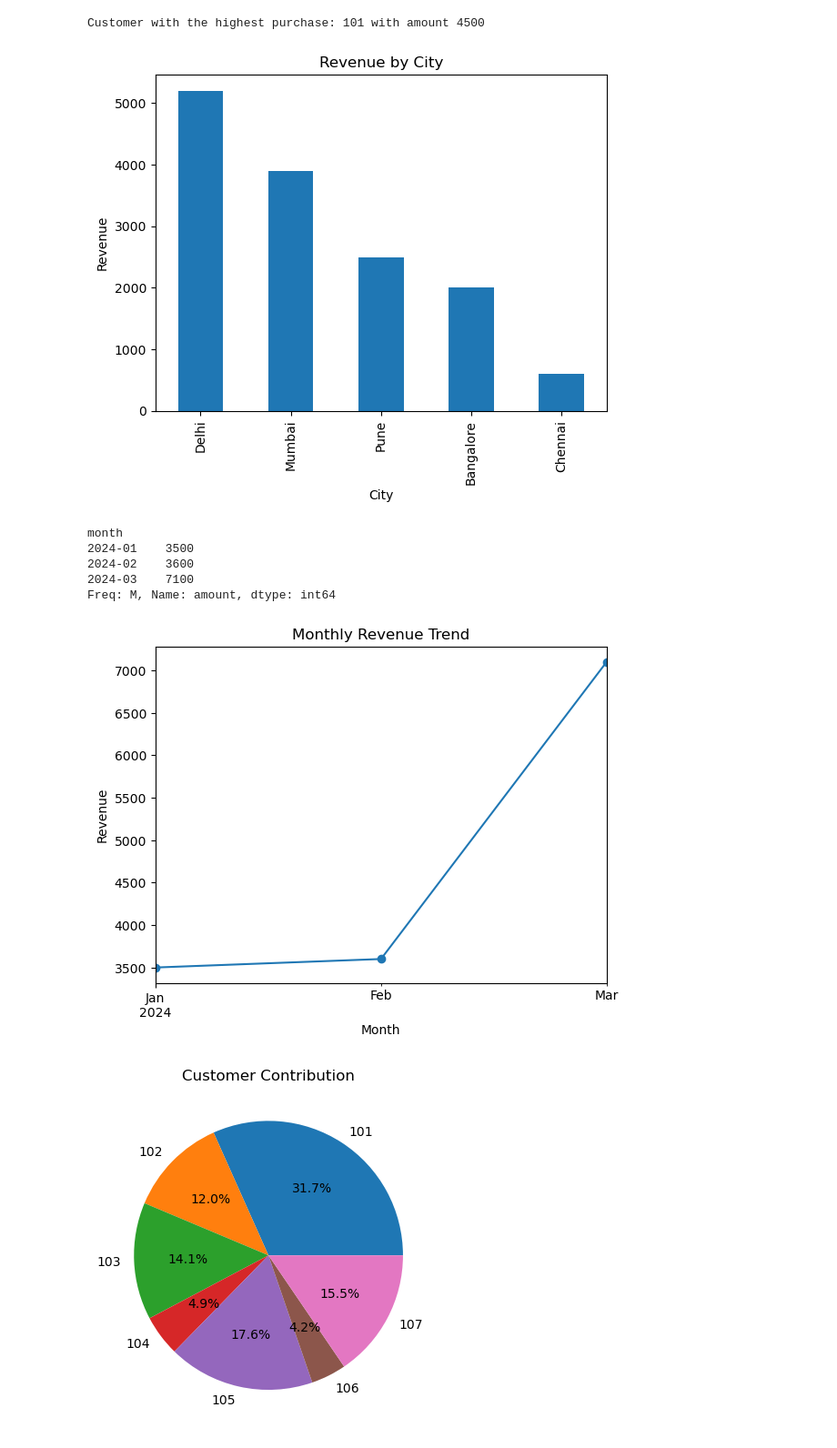
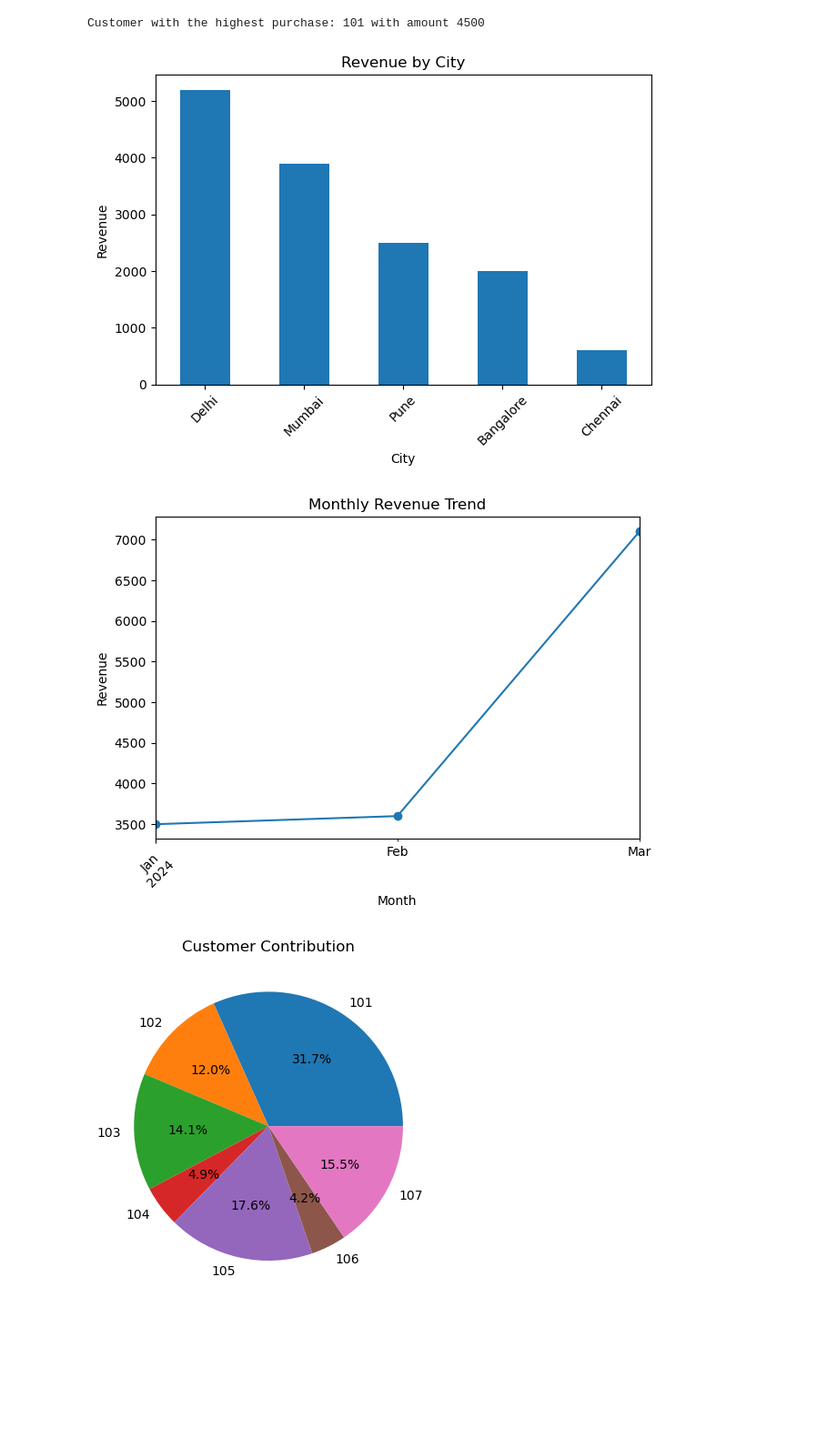
Before and after one commit to muditkumar14/ecommerce-analysis, a Jupyter notebook: Notebooks/analysis.ipynb, the cells around one changed output. Shown at 91% size. Drawn from its saved outputs; the diff is of its cells as text; code cells hidden in the pictures; blank space fills up the shorter version.

```diff
--- a/Notebooks/analysis.ipynb
+++ b/Notebooks/analysis.ipynb
@@ -45,34 +45,32 @@ Customer with the highest purchase: 101 with amount 4500
 # %%
 merged_data = pd.merge(orders, customers, on='customer_id')
 merged_data.groupby('city')['amount'].sum().sort_values(ascending=False)
 city_revenue = merged_data.groupby('city')['amount'].sum().sort_values(ascending=False)
 
 plt.figure()
 city_revenue.plot(kind='bar')
 plt.title("Revenue by City")
 plt.xlabel("City")
 plt.ylabel("Revenue")
+plt.xticks(rotation=45)
+plt.tight_layout()
 plt.show()
 # %% [output]
-[figure, old version]
+[figure, new version]
 # %%
 orders['order_date'] = pd.to_datetime(orders['order_date'])
 orders['month'] = orders['order_date'].dt.to_period('M')
 monthly_revenue = orders.groupby('month')['amount'].sum()
-print(monthly_revenue)
 plt.figure()
 monthly_revenue.plot(kind='line', marker='o')
 plt.title("Monthly Revenue Trend")
 plt.xlabel("Month")
 plt.ylabel("Revenue")
+plt.xticks(rotation=45)
+plt.tight_layout()
 plt.show()
 # %% [output]
-month
-2024-01    3500
-2024-02    3600
-2024-03    7100
-Freq: M, Name: amount, dtype: int64
-[figure, old version]
+[figure, new version]
 # %%
 customer_spend = orders.groupby('customer_id')['amount'].sum()
 
```
Also changed, not shown: 3 other files.
